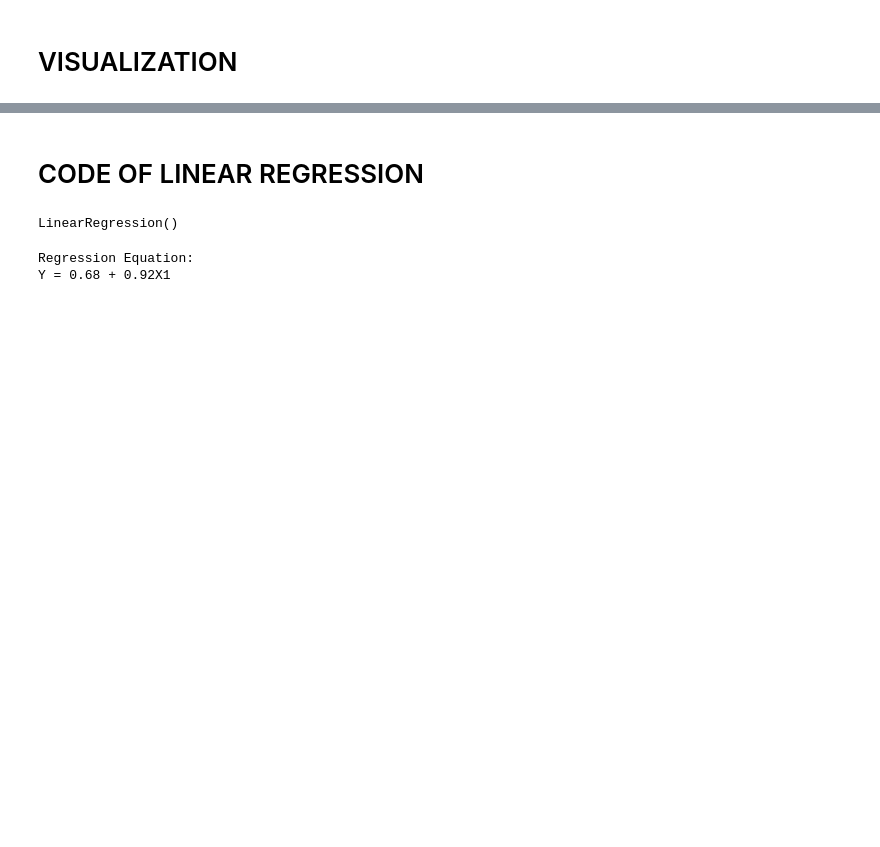
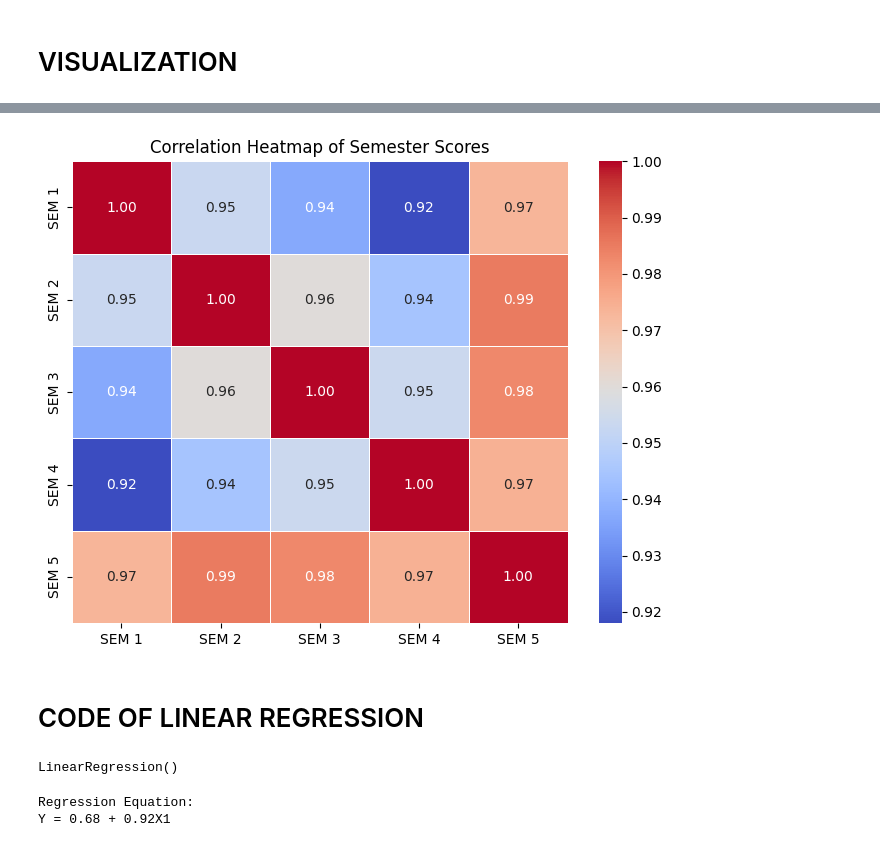
Before and after one commit to 24cseaiml033adityapanda-rgb/AML-LAB, a Jupyter notebook: Student Grade Prediction System/studentGradePrediction.ipynb, the cells around one changed output, grey strips where cells are left out. Saved outputs shown, nothing was run; the diff lists cells and outputs as text; code cells hidden in the pictures; blank space fills up the shorter version.

```diff
--- a/Student Grade Prediction System/studentGradePrediction.ipynb
+++ b/Student Grade Prediction System/studentGradePrediction.ipynb
@@ -95,3 +114,21 @@ plt.show()
+# %%
+semesterCols = ["SEM 1", "SEM 2", "SEM 3", "SEM 4", "SEM 5"]
+
+corrMatrix = df[semesterCols].corr()
+
+plt.figure(figsize=(8, 6))
+sns.heatmap(
+    corrMatrix,
+    annot=True,      # show correlation values
+    cmap="coolwarm", # color scheme
+    fmt=".2f",       # 2 decimal places
+    linewidths=0.5
+)
+
+plt.title("Correlation Heatmap of Semester Scores")
+plt.show()
+# %% [output]
+[figure, added]
 # %% [markdown]
 # CODE OF LINEAR REGRESSION
 # %%
```
Also changed, not shown: parts of 7 cells of this notebook.
